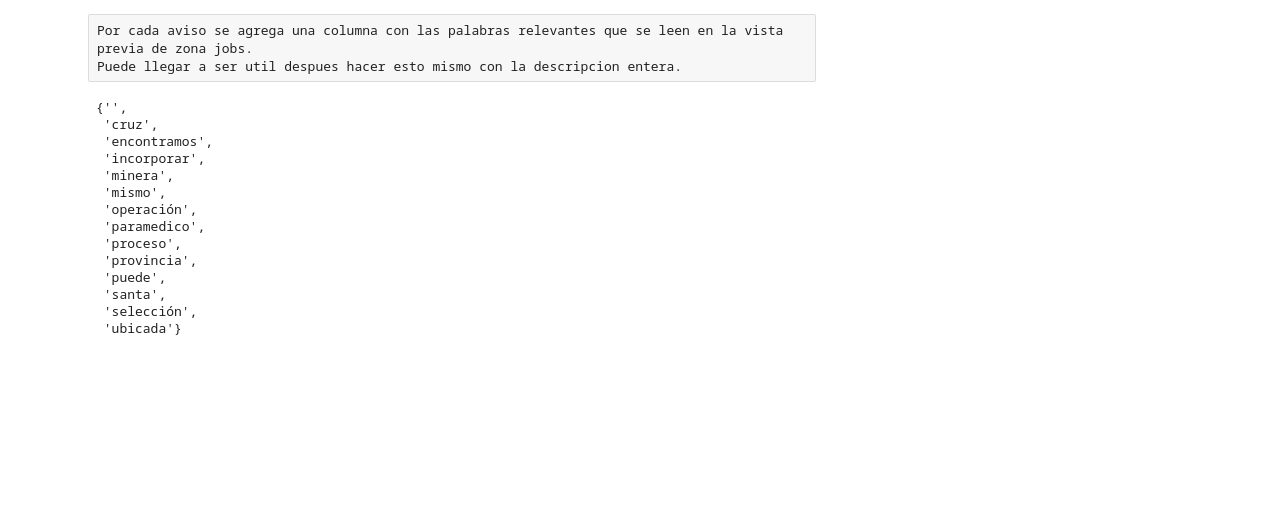
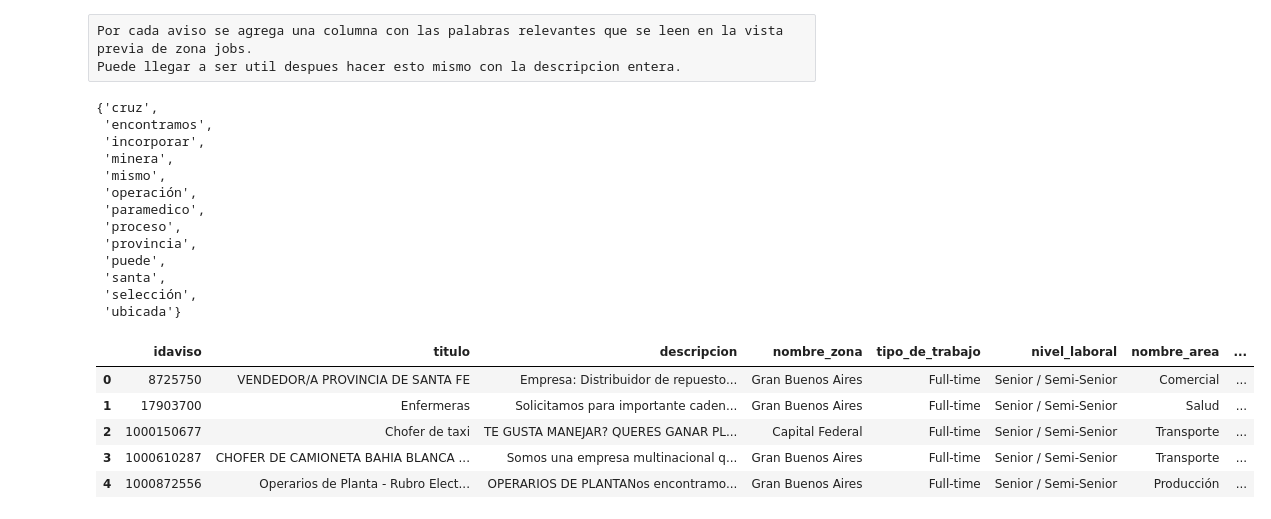
Before and after one commit to tbotalla/Datos1Q2018, a Jupyter notebook: parte1/AnalisisDetalleAvisos.ipynb, the cells around one changed output. Cells and saved outputs as stored; diff of their text form; code cells hidden in the pictures; blank space fills up the shorter version.

```diff
--- a/parte1/AnalisisDetalleAvisos.ipynb
+++ b/parte1/AnalisisDetalleAvisos.ipynb
@@ -129,11 +285,16 @@ stopwords = ['a', 'al', 'ante', 'aquel', 'bien', 'como', 'con', 'conseguir', 'cu
 
 invalid_characters = [',', ':', '.', ';', '', '?', '¿', '!', '¡', '(', ')', '0', '1', '2', '3', '4', '5', '6', '7', '8', '9', '<', '>']
 
+def clean_html(string):
+    clean_html_regex = re.compile('<.*?>')
+    string = re.sub(clean_html_regex, '', string)
+    return string
+
+
 # Mejorar que en algunos casos ej: <p>asd<p>qwe va a traer la palabra asdqwe
-def clean_description(row):
-    clean_regex = re.compile('<.*?>')
-    row['descripcion_top_words_small'] = re.sub(clean_regex, '', row['descripcion'])
-
+def process_top_words(row):
+    row['descripcion'] = clean_html(row['descripcion'])
+    row['descripcion_top_words_small'] = row['descripcion']
     # Se conservan los primeros 130 caracteres que son los que se ven en la vista previa
     # Descarto este enfoque porque se pierden algunas palabras que quedan partidas en la mitad
     #row['descripcion'] = row['descripcion'][0:130]
@@ -150,18 +311,17 @@ def clean_description(row):
                 word = word.lower().replace(w, '')
         for inv in invalid_characters:
             word = word.lower().replace(inv, '')
-
-        valid_words.append(word)
+        if (word != ''):
+            valid_words.append(word)
 
     row['descripcion_top_words_small'] = set(valid_words)
     return row
 # %%
-detalle_avisos_limpio = avisosDetalle.apply(lambda row: clean_description(row), axis=1)
+avisos_detalle = avisos_detalle.apply(lambda row: process_top_words(row), axis=1)
 # %%
-detalle_avisos_limpio['descripcion_top_words_small'][10]
+avisos_detalle['descripcion_top_words_small'][10]
 # %% [output]
-{'',
- 'cruz',
+{'cruz',
  'encontramos',
  'incorporar',
  'minera',
@@ -174,3 +334,12 @@ detalle_avisos_limpio['descripcion_top_words_small'][10]
  'santa',
  'selección',
  'ubicada'}
+# %%
+avisos_detalle.head(5)
+# %% [output]
+|  | idaviso | titulo | descripcion | nombre_zona | tipo_de_trabajo | nivel_laboral | nombre_area | ... |
+| 0 | 8725750 | VENDEDOR/A PROVINCIA DE SANTA FE | Empresa: Distribuidor de repuesto... | Gran Buenos Aires | Full-time | Senior / Semi-Senior | Comercial | ... |
+| 1 | 17903700 | Enfermeras | Solicitamos para importante caden... | Gran Buenos Aires | Full-time | Senior / Semi-Senior | Salud | ... |
+| 2 | 1000150677 | Chofer de taxi | TE GUSTA MANEJAR? QUERES GANAR PL... | Capital Federal | Full-time | Senior / Semi-Senior | Transporte | ... |
+| 3 | 1000610287 | CHOFER DE CAMIONETA BAHIA BLANCA ... | Somos una empresa multinacional q... | Gran Buenos Aires | Full-time | Senior / Semi-Senior | Transporte | ... |
+| 4 | 1000872556 | Operarios de Planta - Rubro Elect... | OPERARIOS DE PLANTANos encontramo... | Gran Buenos Aires | Full-time | Senior / Semi-Senior | Producción | ... |
```
Also changed, not shown: parts of 44 cells of this notebook, 1 other file.
